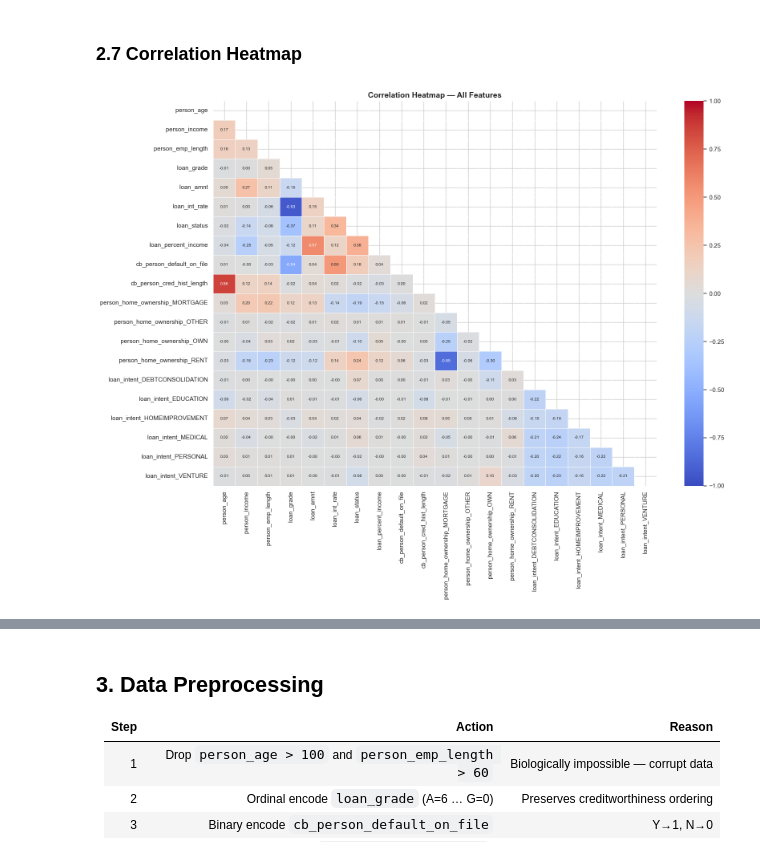
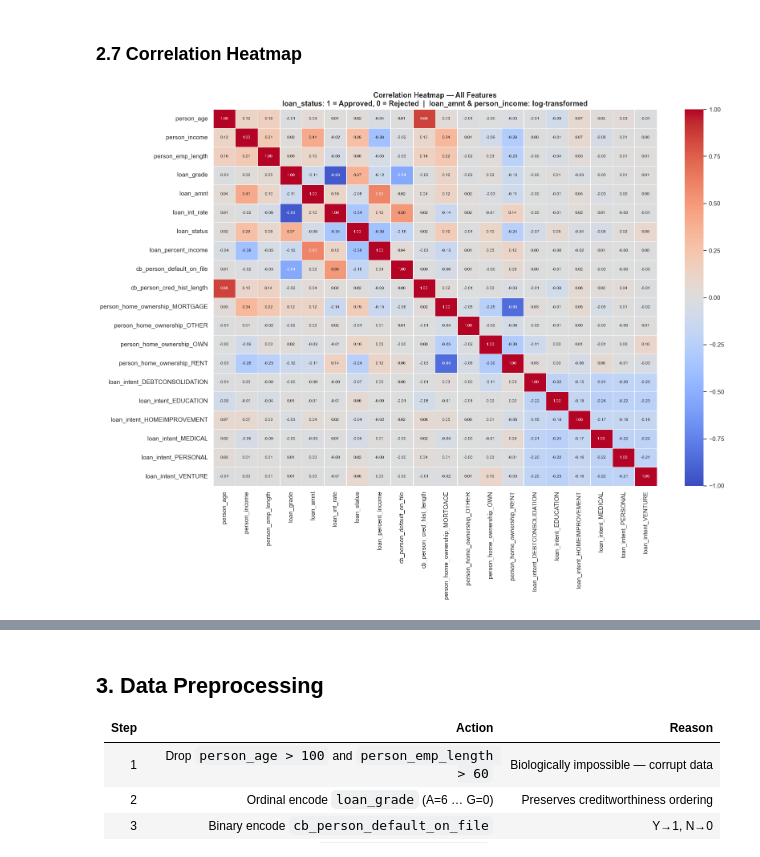
Before and after one commit to torbob69/cicilin, a Jupyter notebook: training model/main.ipynb, the cells around one changed output, grey strips where cells are left out. Cells and saved outputs as stored; diff of their text form; code cells hidden in the pictures.

Commit message:
fix loan_status ambiguation, 0 harusnya approved dann 1 harusnya rejected

```diff
--- a/training model/main.ipynb
+++ b/training model/main.ipynb
@@ -236,22 +308,33 @@ plt.show()
 ### 2.7 Correlation Heatmap
 # %%
 df_corr = df.copy()
-df_corr['loan_grade']               = df_corr['loan_grade'].map({'A':6,'B':5,'C':4,'D':3,'E':2,'F':1,'G':0})
+
+# Invert loan_status so 1 = Approved, 0 = Rejected — makes positive correlation mean "pushes toward approval"
+df_corr['loan_status'] = 1 - df_corr['loan_status']
+
+# Log-transform right-skewed monetary features so correlations are more linear
+df_corr['loan_amnt']     = np.log1p(df_corr['loan_amnt'])
+df_corr['person_income'] = np.log1p(df_corr['person_income'])
+
+df_corr['loan_grade']                = df_corr['loan_grade'].map({'A':6,'B':5,'C':4,'D':3,'E':2,'F':1,'G':0})
 df_corr['cb_person_default_on_file'] = df_corr['cb_person_default_on_file'].map({'Y':1,'N':0})
 ohe = pd.get_dummies(df_corr[['person_home_ownership','loan_intent']], dtype=float)
 df_corr = pd.concat([df_corr.drop(columns=['person_home_ownership','loan_intent']), ohe], axis=1)
 
 corr_matrix = df_corr.corr()
 
 plt.figure(figsize=(17, 13))
-mask = np.triu(np.ones_like(corr_matrix, dtype=bool))
 sns.heatmap(corr_matrix, annot=True, fmt='.2f', cmap='coolwarm',
-            mask=mask, linewidths=0.4, annot_kws={'size': 7.5}, vmin=-1, vmax=1)
-plt.title('Correlation Heatmap — All Features', fontsize=14, fontweight='bold')
+            linewidths=0.4, annot_kws={'size': 7.5}, vmin=-1, vmax=1)
+plt.title(
+    'Correlation Heatmap — All Features\n'
+    'loan_status: 1 = Approved, 0 = Rejected  |  loan_amnt & person_income: log-transformed',
+    fontsize=13, fontweight='bold'
+)
 plt.tight_layout()
 plt.show()
 # %% [output]
-[figure, old version]
+[figure, new version]
 # %%
 target_corr = corr_matrix['loan_status'].drop('loan_status') \
                         .sort_values(key=abs, ascending=False)
```
Also changed, not shown: parts of 21 cells of this notebook, 30 other files.
